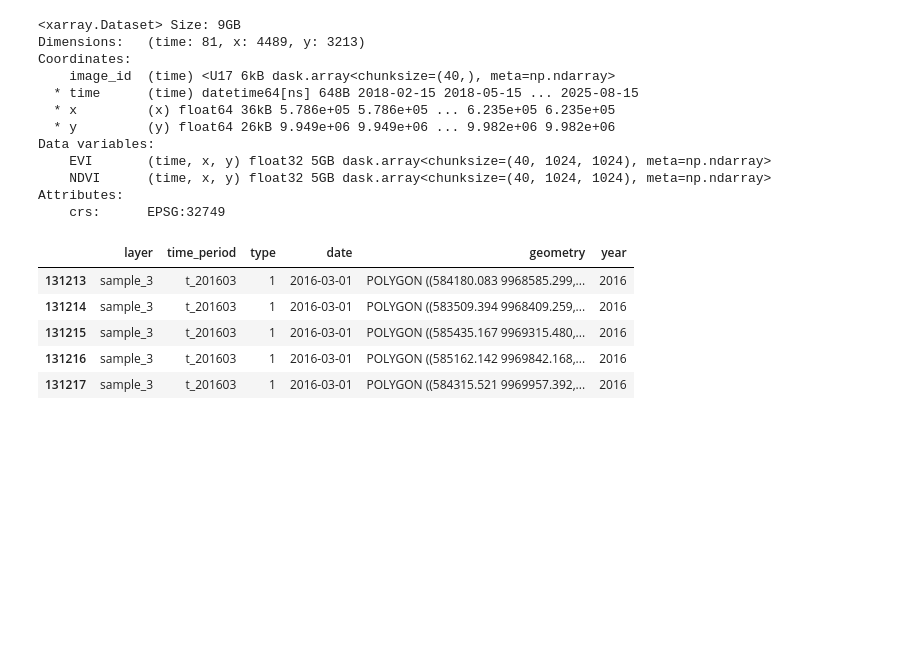
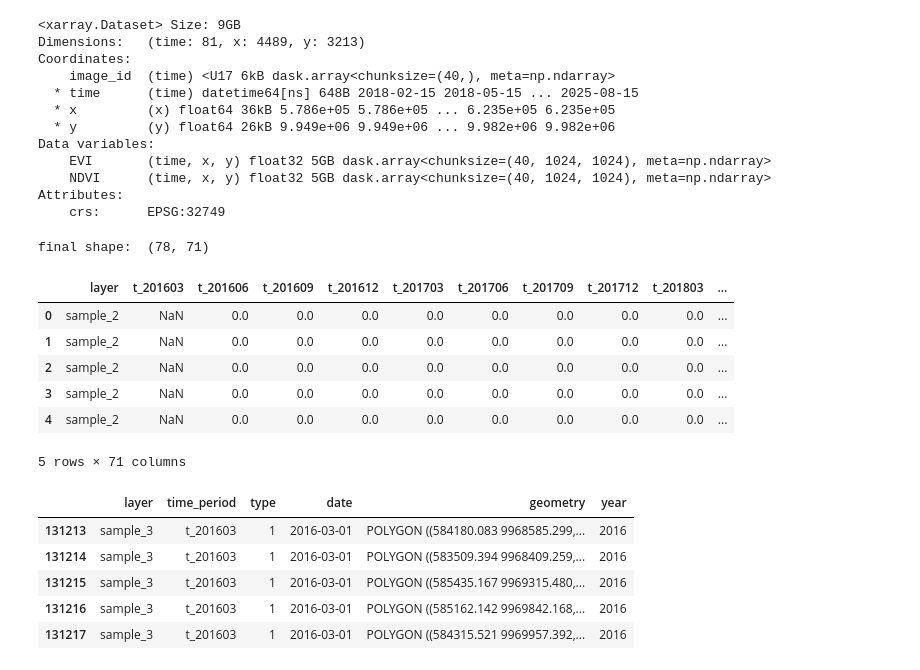
Before and after one commit to miqbalf/gis-carbon-ai, a Jupyter notebook: jupyter/notebooks/02c_forestry_arr_ML_tsfresh.ipynb, the cells around one changed output. Drawn from its saved outputs; the diff is of its cells as text; code cells hidden in the pictures; blank space fills up the shorter version.

```diff
--- a/jupyter/notebooks/02c_forestry_arr_ML_tsfresh.ipynb
+++ b/jupyter/notebooks/02c_forestry_arr_ML_tsfresh.ipynb
@@ -362,11 +364,18 @@ if use_parquet_training != True:
 
     for lyr in layers:
         print(lyr)
-    gdf = gpd.read_file(os.path.join(path_training,lyr))
-    gdf['layer'] = lyr.replace('.shp', '')
-    print(gdf.crs)
-    gdf_utm = gdf.to_crs(crs_ds)
-    gdf_list.append(gdf_utm)
+        gdf = gpd.read_file(os.path.join(path_training,lyr))
+        gdf['layer'] = lyr.replace('.shp', '')
+        print(gdf.crs)
+        print('check size, if too big, you need to recheck: ',gdf.shape)
+        gdf_utm = gdf.to_crs(crs_ds)
+        print('transforming to crs: ',gdf_utm.crs)
+
+        # data dissolve to clean, if the data is too big, use ArcGIS or QGIS instead
+        list_columns_time = [i for i in gdf_utm.columns if i.startswith('t_') and not i.endswith('D')]
+        gdf_utm = gdf_utm.dissolve(by=['layer']+list_columns_time)
+        gdf_utm = gdf_utm.reset_index()
+        gdf_list.append(gdf_utm)
 
     training_gdf = gpd.GeoDataFrame(pd.concat(gdf_list, ignore_index=True))
     # training_gdf = gpd.read_file('00_input/training_shp/sample_1.shp')
@@ -385,10 +394,10 @@ if use_parquet_training != True:
     columns_filter = ['layer'] + list_columns_time + ['geometry']
 
     training_gdf_col_filtered = training_gdf[columns_filter]
+    # training_gdf_col_filtered = training_gdf_col_filtered.dissolve(by=['layer']+list_columns_time)
+    # training_gdf_col_filtered = training_gdf_col_filtered.reset_index()
     # training_gdf_col_filtered.head()
     # training_gdf_col_filtered.plot()
-
-    print(training_gdf_col_filtered.shape)
 
     # Save as GeoParquet (BEST option)
     gcs_path = gcs_path
@@ -396,3 +405,6 @@ if use_parquet_training != True:
 
 else:
     training_gdf_col_filtered = gpd.read_parquet(gcs_path, filesystem=fs)
+print('final shape: ',training_gdf_col_filtered.shape)
+# %% [output]
+final shape:  (78, 71)
@@ -399,5 +415,13 @@ else:
 # %%
-# training_gdf_col_filtered.head()
+training_gdf_col_filtered.head()
+# %% [output]
+|  | layer | t_201603 | t_201606 | t_201609 | t_201612 | t_201703 | t_201706 | t_201709 | t_201712 | t_201803 | ... |
+| 0 | sample_2 | NaN | 0.0 | 0.0 | 0.0 | 0.0 | 0.0 | 0.0 | 0.0 | 0.0 | ... |
+| 1 | sample_2 | NaN | 0.0 | 0.0 | 0.0 | 0.0 | 0.0 | 0.0 | 0.0 | 0.0 | ... |
+| 2 | sample_2 | NaN | 0.0 | 0.0 | 0.0 | 0.0 | 0.0 | 0.0 | 0.0 | 0.0 | ... |
+| 3 | sample_2 | NaN | 0.0 | 0.0 | 0.0 | 0.0 | 0.0 | 0.0 | 0.0 | 0.0 | ... |
+| 4 | sample_2 | NaN | 0.0 | 0.0 | 0.0 | 0.0 | 0.0 | 0.0 | 0.0 | 0.0 | ... |
+5 rows × 71 columns
 # %%
 # ### TAKES TIME FOR THIS GEE since we will upload data to GEE
 # # import os
```
Also changed, not shown: parts of 2 cells of this notebook.
